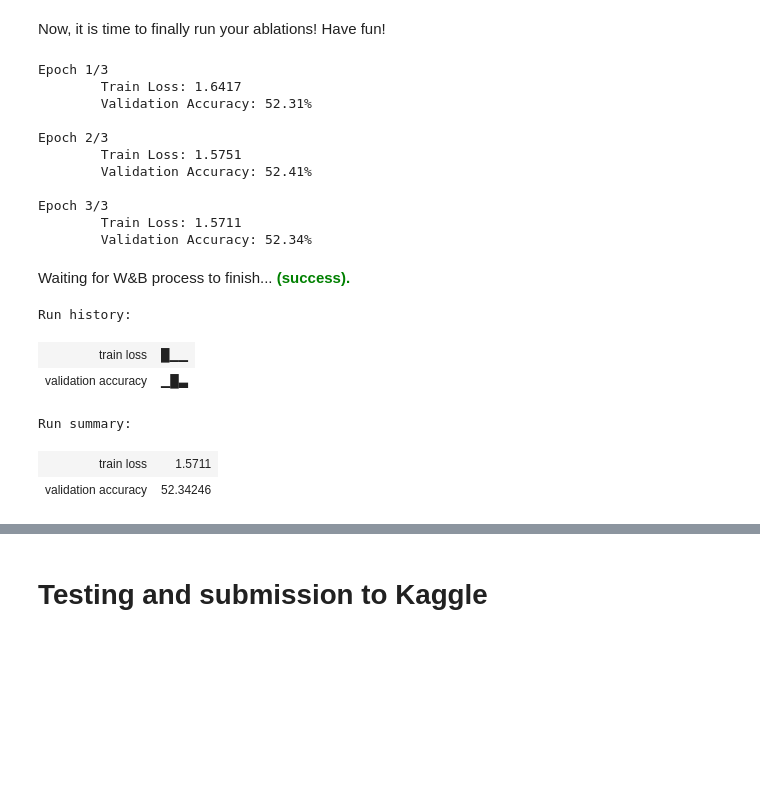
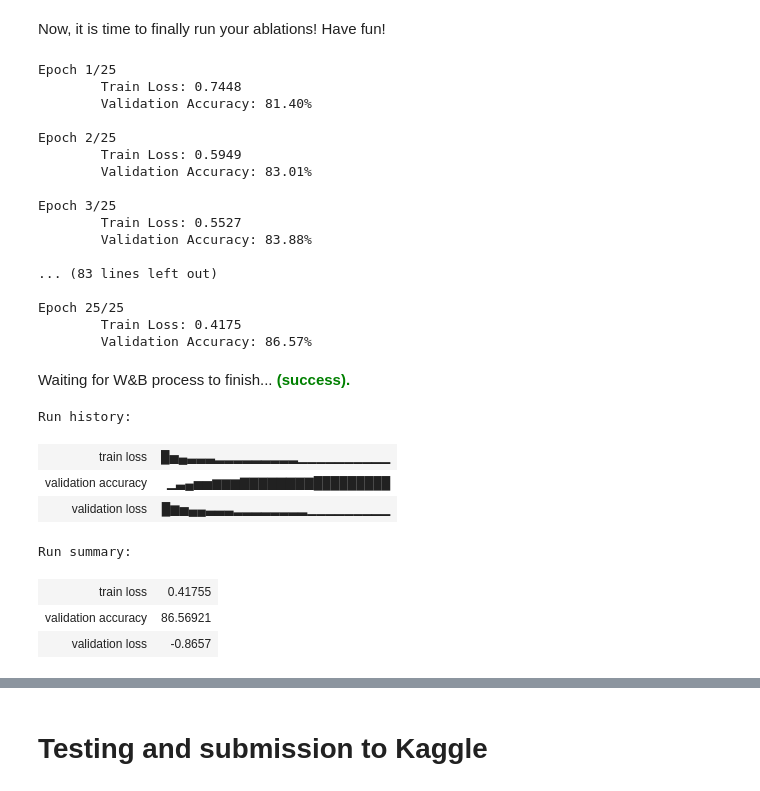
Before and after one commit to josephbajor/CMU_11-785_phoneme_prediction, a Jupyter notebook: HW1P2_Starter_Student.ipynb, the cells around one changed output, grey strips where cells are left out. Drawn from its saved outputs; the diff is of its cells as text; code cells hidden in the pictures; blank space fills up the shorter version.

```diff
--- a/HW1P2_Starter_Student.ipynb
+++ b/HW1P2_Starter_Student.ipynb
@@ -283,18 +322,18 @@ def train(model, optimizer, criterion, dataloader):
     return train_loss
 # %%
-def eval(model, dataloader):
+def eval(model, dataloader, use_wandb=True):
 
     model.eval() # set model in evaluation mode
 
     phone_true_list = []
     phone_pred_list = []
+    val_loss = 0.0
 
     for i, data in enumerate(dataloader):
 
         frames, phonemes = data
         ### Move data to device (ideally GPU)
         frames, phonemes = frames.to(device), phonemes.to(device)
-
         with torch.inference_mode(): # makes sure that there are no gradients computed as we are not training the model now
             ### Forward Propagation
             logits = model(frames)
@@ -306,19 +345,32 @@ def eval(model, dataloader):
         phone_pred_list.extend(predicted_phonemes.cpu().tolist())
         phone_true_list.extend(phonemes.cpu().tolist())
 
-        # Do you think we need loss.backward() and optimizer.step() here?
+        ### Convert pred to onehot
+        phonemes = F.one_hot(phonemes, num_classes=40).float()
+        predicted_phonemes = F.one_hot(predicted_phonemes, num_classes=40).float()
+
+        loss = criterion(predicted_phonemes, phonemes)
+        val_loss += loss.item()
 
         del frames, phonemes, logits
         if device == 'cuda':
             torch.cuda.empty_cache()
 
+    val_loss = val_loss/len(dataloader)
+
     ### Calculate Accuracy
     accuracy = accuracy_score(phone_pred_list, phone_true_list)
-    return accuracy*100
+    if use_wandb:
+        wandb.log({'validation accuracy':accuracy*100})
+        wandb.log({'validation loss':val_loss})
+
+    return val_loss, accuracy*100
 # %% [markdown]
 # Weights and Biases Setup
 # %% [markdown]
 This section is to enable logging metrics and files with Weights and Biases. Please refer to wandb documentationa and recitation 0 that covers the use of weights and biases for logging, hyperparameter tuning and monitoring your runs for your homeworks. Using this tool makes it very easy to show results when submitting your code and models for homeworks, and also extremely useful for study groups to organize and run ablations under a single team in wandb.
 
 We have written code for you to make use of it out of the box, so that you start using wandb for all your HWs from the beginning.
+# %%
+use_wandb:bool = True
 # %%
@@ -363,57 +433,63 @@ Now, it is time to finally run your ablations! Have fun!
 # Iterate over number of epochs to train and evaluate your model
 if device == 'cuda':
   torch.cuda.empty_cache()
 
 best_acc = 0.0 ### Monitor best accuracy in your run
 
-for epoch in range(config['epochs']):
-    print("\nEpoch {}/{}".format(epoch+1, config['epochs']))
+for epoch in range(hparams.epochs):
+    print("\nEpoch {}/{}".format(epoch+1, hparams.epochs))
 
-    train_loss = train(model, optimizer, criterion, train_loader)
-    accuracy = eval(model, val_loader)
+    train_loss = train(model, optimizer, criterion, train_loader, use_wandb, mixed_pr=hparams.mixed_precision)
+    val_loss, accuracy = eval(model, val_loader, use_wandb)
+
+    scheduler.step(val_loss)
 
     print("\tTrain Loss: {:.4f}".format(train_loss))
     print("\tValidation Accuracy: {:.2f}%".format(accuracy))
 
-
-    ### Log metrics at each epoch in your run - Optionally, you can log at each batch inside train/eval functions (explore wandb documentation/wandb recitation)
-    wandb.log({"train loss": train_loss, "validation accuracy": accuracy})
-
     ### Save checkpoint if accuracy is better than your current best
     if accuracy >= best_acc:
+      best_acc = accuracy
 
       ### Save checkpoint with information you want
       torch.save({'epoch': epoch,
               'model_state_dict': model.state_dict(),
               'optimizer_state_dict': optimizer.state_dict(),
               'loss': train_loss,
               'acc': accuracy},
         './model_checkpoint.pth')
 
       ### Save checkpoint in wandb
-      wandb.save('checkpoint.pth')
-
-    # Is your training time very high? Look into mixed precision training if your GPU (Tesla T4, V100, etc) can make use of it
-    # Refer - https://pytorch.org/docs/stable/notes/amp_examples.html
+      if use_wandb:
+        wandb.save('checkpoint.pth')
 
 ### Finish your wandb run
-run.finish()
+if use_wandb:
+  run.finish()
 # %% [output]
-Epoch 1/3
-        Train Loss: 1.6417
-        Validation Accuracy: 52.31%
+Epoch 1/25
+        Train Loss: 0.7448
+        Validation Accuracy: 81.40%
 
-Epoch 2/3
-        Train Loss: 1.5751
-        Validation Accuracy: 52.41%
+Epoch 2/25
+        Train Loss: 0.5949
+        Validation Accuracy: 83.01%
 
-Epoch 3/3
-        Train Loss: 1.5711
-        Validation Accuracy: 52.34%
+Epoch 3/25
+        Train Loss: 0.5527
+        Validation Accuracy: 83.88%
+
+... (83 lines left out)
+
+Epoch 25/25
+        Train Loss: 0.4175
+        Validation Accuracy: 86.57%
 Waiting for W&B process to finish... (success).
 Run history:
-| train loss | █▁▁ |
-| validation accuracy | ▁█▃ |
+| train loss | █▅▄▃▃▃▂▂▂▂▂▂▂▂▂▁▁▁▁▁▁▁▁▁▁ |
+| validation accuracy | ▁▃▄▅▅▆▆▆▇▇▇▇▇▇▇▇█████████ |
+| validation loss | █▆▅▄▄▃▃▃▂▂▂▂▂▂▂▂▁▁▁▁▁▁▁▁▁ |
 Run summary:
-| train loss | 1.5711 |
-| validation accuracy | 52.34246 |
+| train loss | 0.41755 |
+| validation accuracy | 86.56921 |
+| validation loss | -0.8657 |
```
Also changed, not shown: parts of 27 cells of this notebook, 7 other files.
